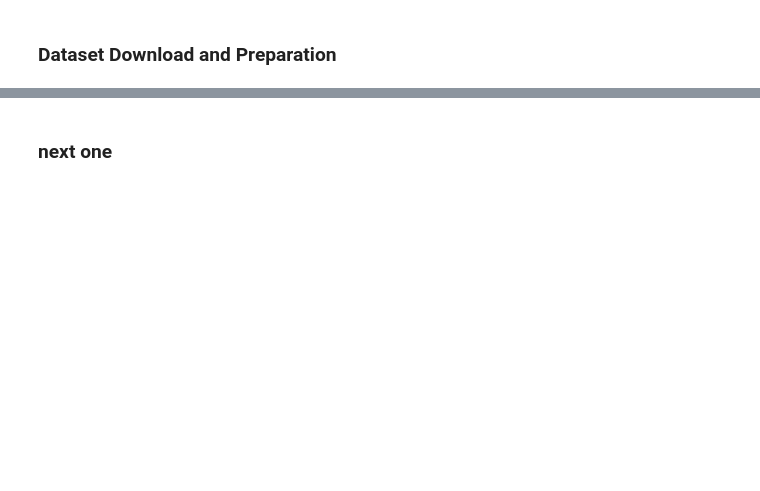
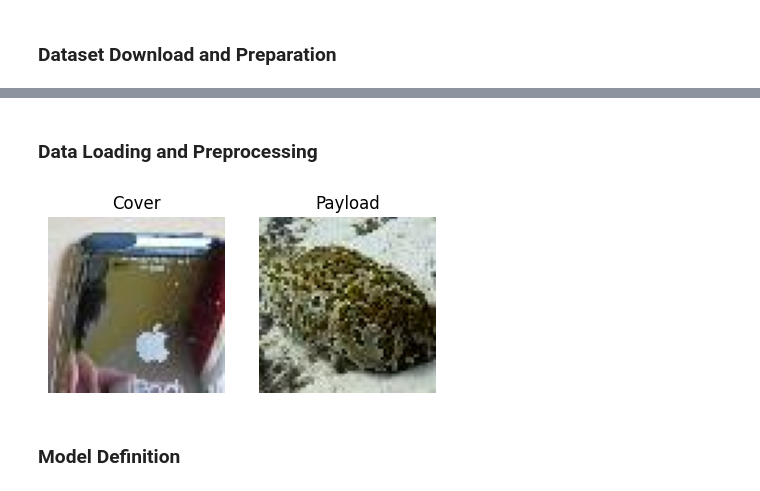
Before and after one commit to Acedev003/Deep-Steganography, a Jupyter notebook: AI_Image_Steganography_Simple.ipynb, the cells around one changed output, grey strips where cells are left out. Saved outputs shown, nothing was run; the diff lists cells and outputs as text; code cells hidden in the pictures; blank space fills up the shorter version.

```diff
--- a/AI_Image_Steganography_Simple.ipynb
+++ b/AI_Image_Steganography_Simple.ipynb
@@ -33,2 +18,2 @@ tiny-imagenet-200.z 100%[===================>] 236.61M  30.9MB/s    in 6.6s
-# %% [markdown]
-### next one
+# %% [markdown]
+### Data Loading and Preprocessing
@@ -34,0 +59,20 @@ tiny-imagenet-200.z 100%[===================>] 236.61M  30.9MB/s    in 6.6s
+# %%
+for data in train_dataset.take(1):
+    cover = data[0][0].numpy().astype("uint8")
+    payload = data[1][0].numpy().astype("uint8")
+
+    fig, ax = plt.subplots(1, 2, figsize=(5, 3))
+
+    ax[0].imshow(cover)
+    ax[0].set_title('Cover')
+    ax[0].axis('off')
+
+    ax[1].imshow(payload)
+    ax[1].set_title('Payload')
+    ax[1].axis('off')
+
+    plt.show()
+# %% [output]
+[figure, added]
+# %% [markdown]
+### Model Definition
```
Also changed, not shown: parts of 9 cells of this notebook.
